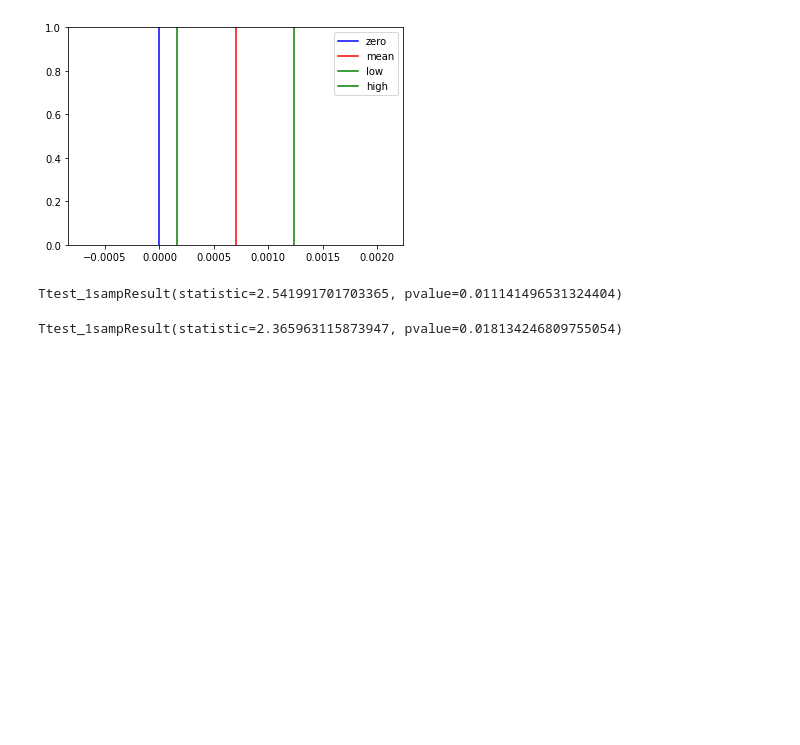
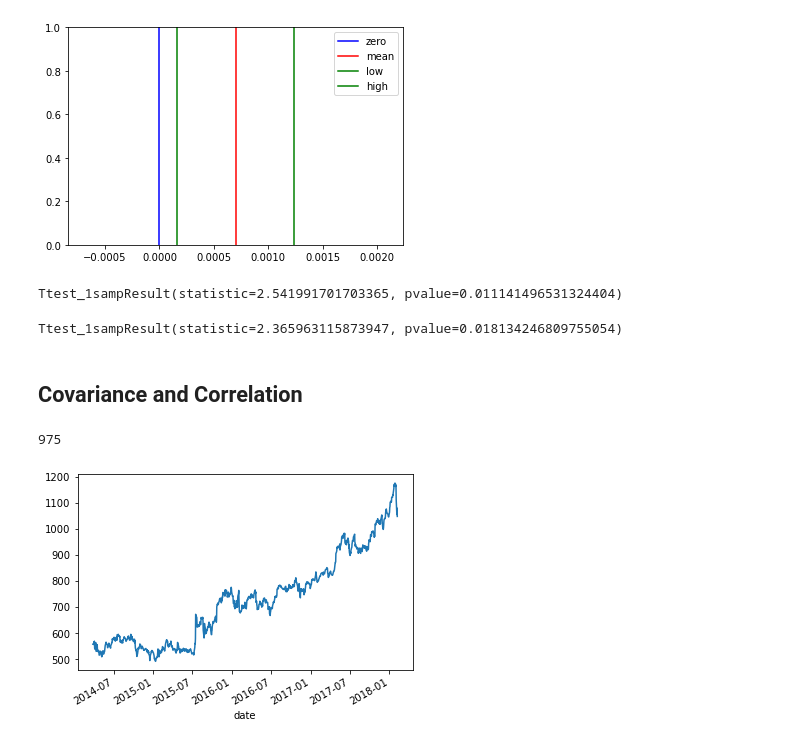
Before and after one commit to emiliocimino/financialengineering, a Jupyter notebook: 1 - Financial Basis/Financial Statistics.ipynb, the cells around one changed output. Cells and saved outputs as stored; diff of their text form; code cells hidden in the pictures; blank space fills up the shorter version.

Commit message:
Covariance and Correlation

```diff
--- a/1 - Financial Basis/Financial Statistics.ipynb
+++ b/1 - Financial Basis/Financial Statistics.ipynb
@@ -489,3 +491,5 @@ Ttest_1sampResult(statistic=2.541991701703365, pvalue=0.011141496531324404)
 ttest_1samp(mmm['log_return'].dropna(), 0)
 # %% [output]
 Ttest_1sampResult(statistic=2.365963115873947, pvalue=0.018134246809755054)
+# %% [markdown]
+## Covariance and Correlation
@@ -491,0 +498,7 @@ Ttest_1sampResult(statistic=2.365963115873947, pvalue=0.018134246809755054)
+# %%
+goog = data[data['Name'] == "GOOG"]
+goog['close'].plot();
+len(goog)
+# %% [output]
+975
+[figure, added]
```
Also changed, not shown: parts of 23 cells of this notebook.
